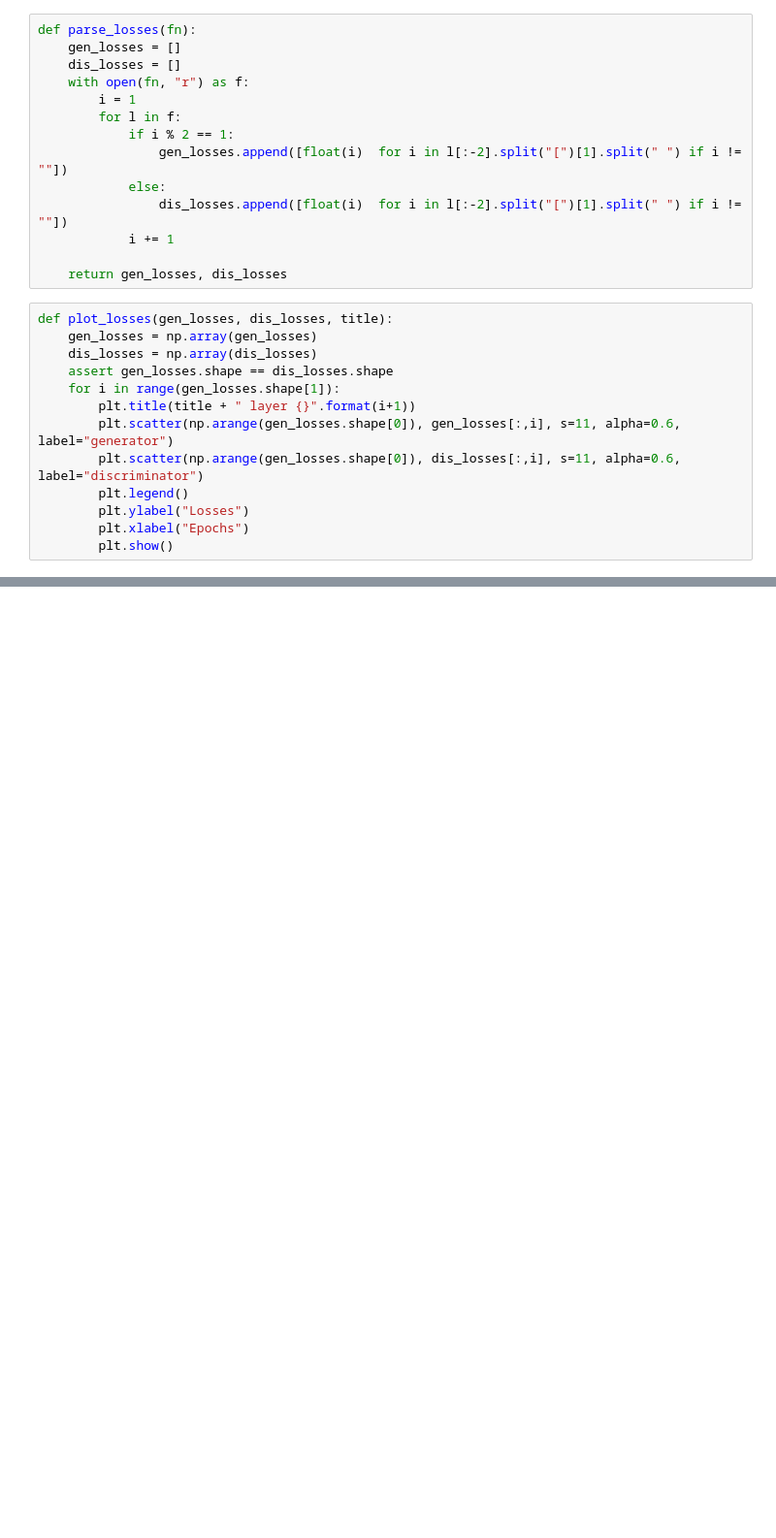
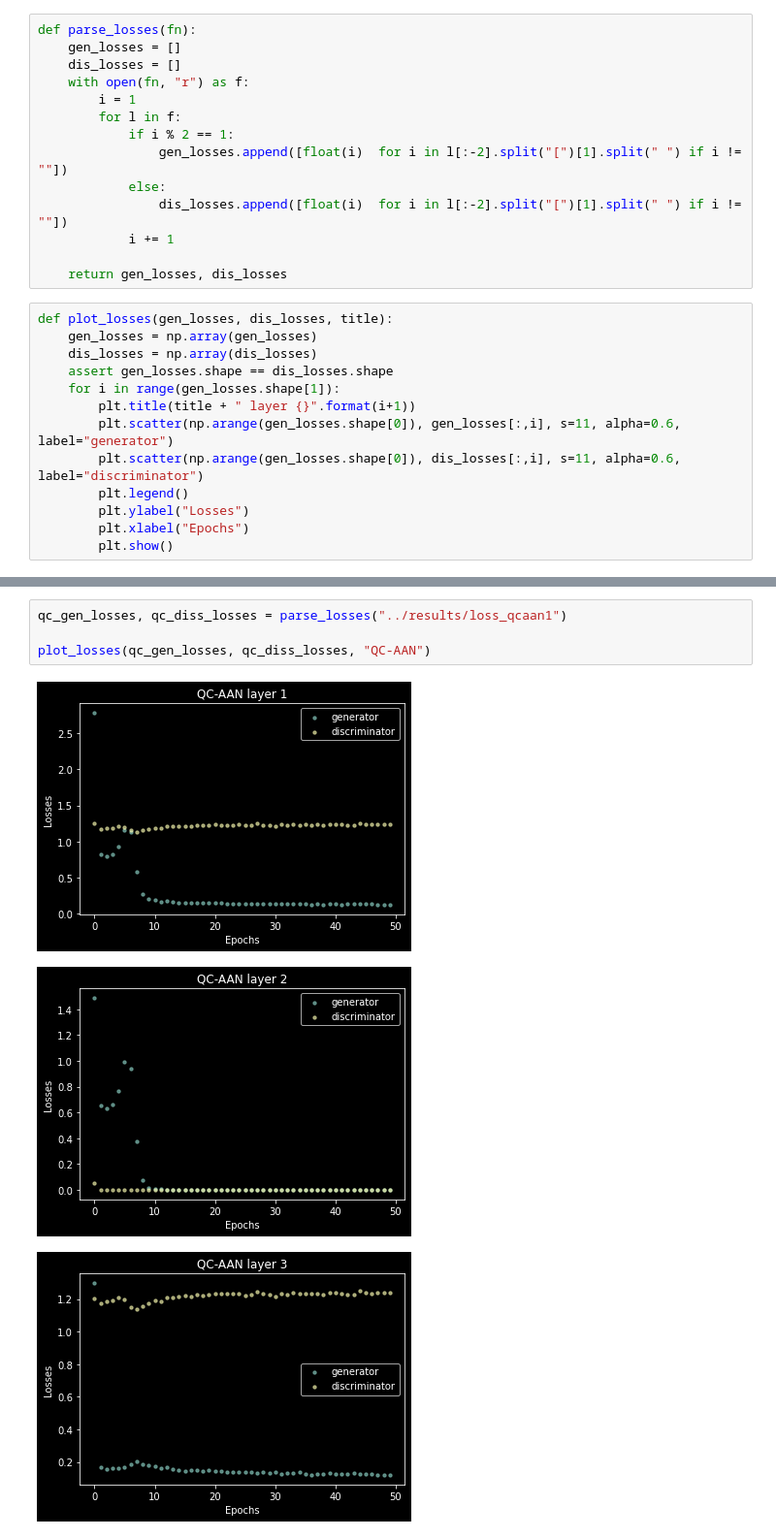
Before and after one commit to QC-UCI/QHack, a Jupyter notebook: notebooks/plot_loss.ipynb, the cells around one changed output, grey strips where cells are left out. Shown: that part at 97% size. Drawn from its saved outputs; the diff is of its cells as text; blank space fills up the shorter version.

Commit message:
added results from Floq optimization

```diff
--- a/notebooks/plot_loss.ipynb
+++ b/notebooks/plot_loss.ipynb
@@ -49,0 +52,8 @@ plot_losses(qc_gen_losses, qc_diss_losses, "QC-AAN")
+# %%
+qc_gen_losses, qc_diss_losses = parse_losses("../results/loss_qcaan1")
+
+plot_losses(qc_gen_losses, qc_diss_losses, "QC-AAN")
+# %% [output]
+[figure, added]
+[figure, added]
+[figure, added]
```
Also changed, not shown: parts of 11 cells of this notebook.
